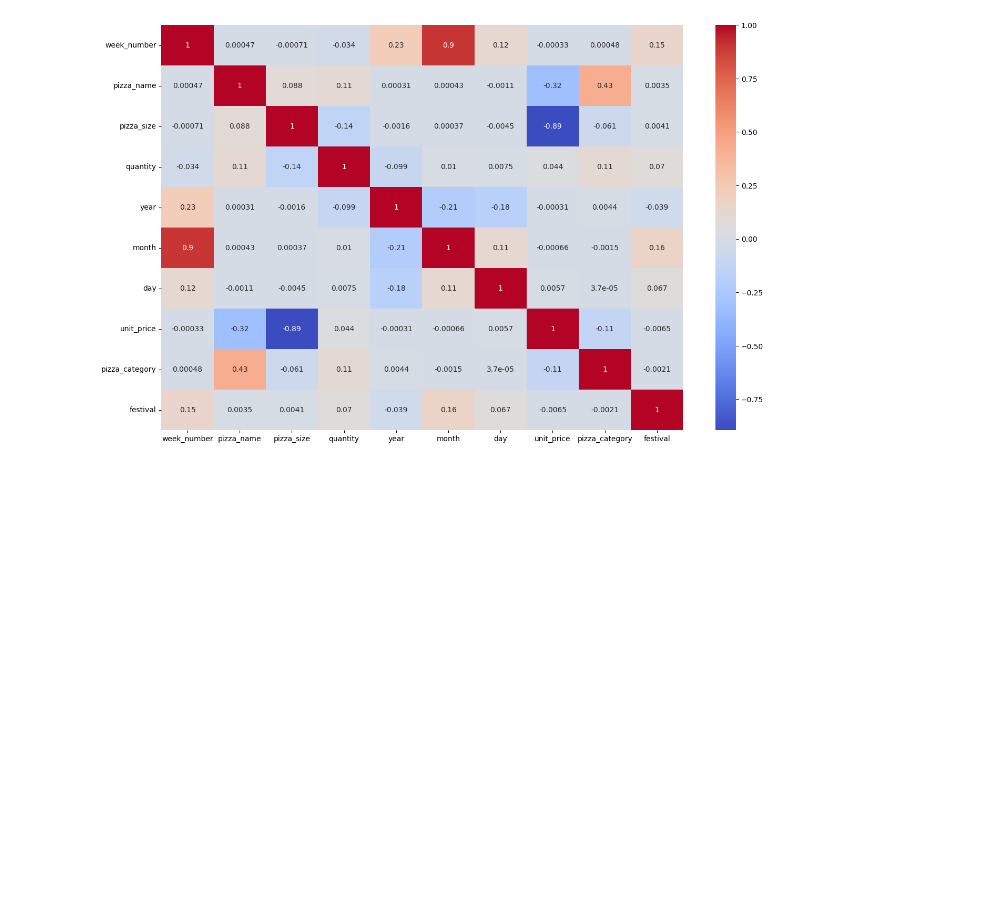
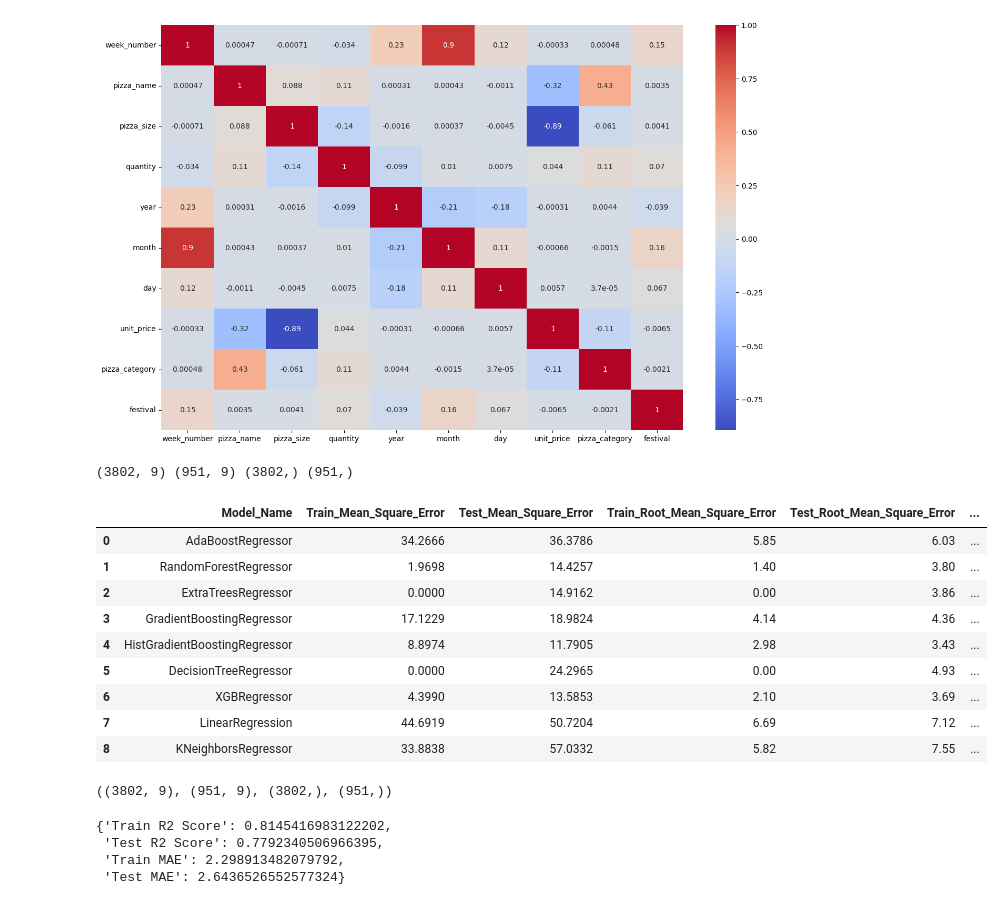
Before and after one commit to Prakash-Kani/Ingredient-Procurement-Prediction-for-Pizza-Shops, a Jupyter notebook: Modeling.ipynb, the cells around one changed output. Drawn from its saved outputs; the diff is of its cells as text; code cells hidden in the pictures; blank space fills up the shorter version.

```diff
--- a/Modeling.ipynb
+++ b/Modeling.ipynb
@@ -110,0 +152,40 @@ plt.show()
+# %%
+# Defining Independent and dependent variables
+y = df['quantity']
+x = df.drop('quantity', axis =1)
+# %%
+regression_models = regression(x,y)
+r_models = regression_models.all_model()
+r_models
+# %% [output]
+(3802, 9) (951, 9) (3802,) (951,)
+|  | Model_Name | Train_Mean_Square_Error | Test_Mean_Square_Error | Train_Root_Mean_Square_Error | Test_Root_Mean_Square_Error | ... |
+| 0 | AdaBoostRegressor | 34.2666 | 36.3786 | 5.85 | 6.03 | ... |
+| 1 | RandomForestRegressor | 1.9698 | 14.4257 | 1.40 | 3.80 | ... |
+| 2 | ExtraTreesRegressor | 0.0000 | 14.9162 | 0.00 | 3.86 | ... |
+| 3 | GradientBoostingRegressor | 17.1229 | 18.9824 | 4.14 | 4.36 | ... |
+| 4 | HistGradientBoostingRegressor | 8.8974 | 11.7905 | 2.98 | 3.43 | ... |
+| 5 | DecisionTreeRegressor | 0.0000 | 24.2965 | 0.00 | 4.93 | ... |
+| 6 | XGBRegressor | 4.3990 | 13.5853 | 2.10 | 3.69 | ... |
+| 7 | LinearRegression | 44.6919 | 50.7204 | 6.69 | 7.12 | ... |
+| 8 | KNeighborsRegressor | 33.8838 | 57.0332 | 5.82 | 7.55 | ... |
+# %%
+train_x, test_x, train_y, test_y = regression_models.x_train, regression_models.x_test, regression_models.y_train, regression_models.y_test
+train_x.shape, test_x.shape, train_y.shape, test_y.shape
+# %% [output]
+((3802, 9), (951, 9), (3802,), (951,))
+# %%
+hgb_regression = HistGradientBoostingRegressor().fit(train_x, train_y)
+y_train_pred = hgb_regression.predict(train_x)
+y_test_pred = hgb_regression.predict(test_x)
+
+data = {'Train R2 Score': r2_score(train_y, y_train_pred),
+        'Test R2 Score': r2_score(test_y, y_test_pred),
+        'Train MAE': mean_absolute_error(train_y, y_train_pred),
+        'Test MAE': mean_absolute_error(test_y, y_test_pred)}
+data
+# %% [output]
+{'Train R2 Score': 0.8145416983122202,
+ 'Test R2 Score': 0.7792340506966395,
+ 'Train MAE': 2.298913482079792,
+ 'Test MAE': 2.6436526552577324}
```
Also changed, not shown: parts of 9 cells of this notebook.
